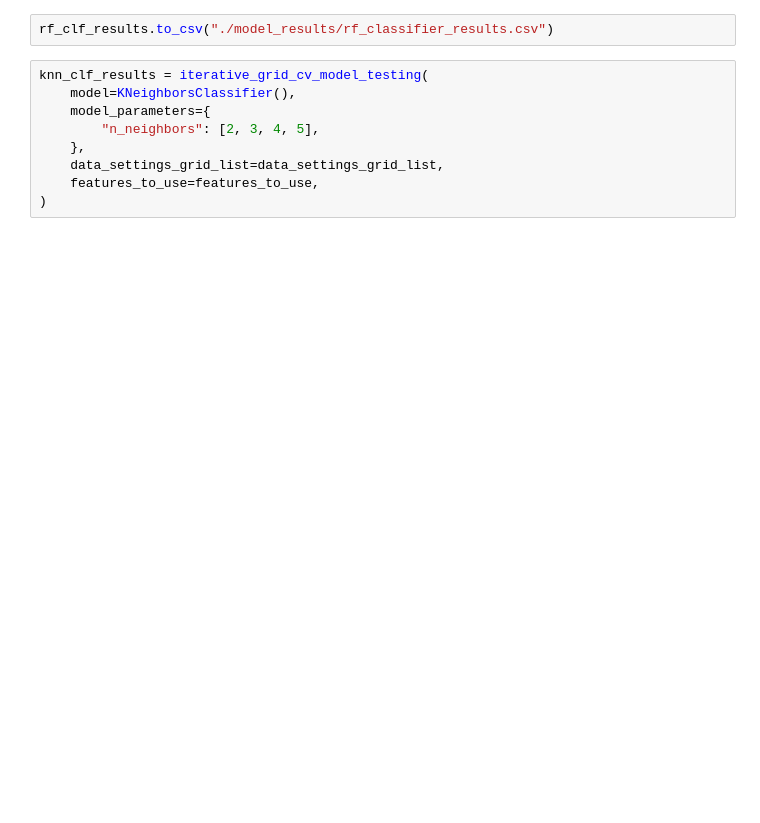
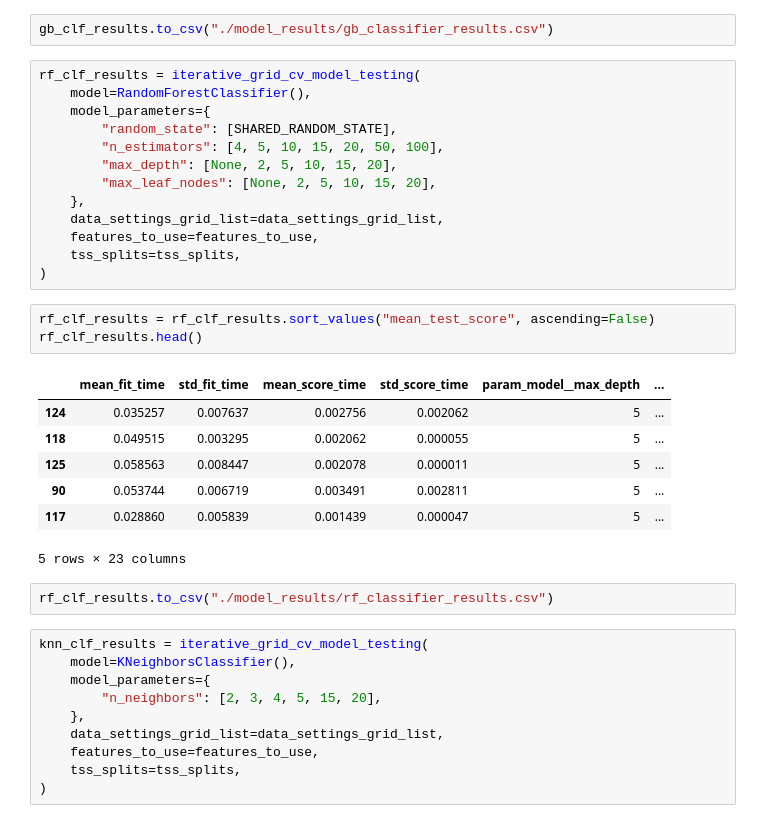
Before and after one commit to StevenSongSTS/w24-milestone2-team18-leevw-steveso-raulmart, a Jupyter notebook: lib/gridsearch_supervised_learning.ipynb, the cells around one changed output. Saved outputs shown, nothing was run; the diff lists cells and outputs as text; blank space fills up the shorter version.

```diff
--- a/lib/gridsearch_supervised_learning.ipynb
+++ b/lib/gridsearch_supervised_learning.ipynb
@@ -271,12 +221,39 @@ rf_clf_results.sort_values("mean_test_score", ascending=False).head()
+# %%
+gb_clf_results.to_csv("./model_results/gb_classifier_results.csv")
+# %%
+rf_clf_results = iterative_grid_cv_model_testing(
+    model=RandomForestClassifier(),
+    model_parameters={
+        "random_state": [SHARED_RANDOM_STATE],
+        "n_estimators": [4, 5, 10, 15, 20, 50, 100],
+        "max_depth": [None, 2, 5, 10, 15, 20],
+        "max_leaf_nodes": [None, 2, 5, 10, 15, 20],
+    },
+    data_settings_grid_list=data_settings_grid_list,
+    features_to_use=features_to_use,
+    tss_splits=tss_splits,
+)
+# %%
+rf_clf_results = rf_clf_results.sort_values("mean_test_score", ascending=False)
+rf_clf_results.head()
+# %% [output]
+|  | mean_fit_time | std_fit_time | mean_score_time | std_score_time | param_model__max_depth | ... |
+| 124 | 0.035257 | 0.007637 | 0.002756 | 0.002062 | 5 | ... |
+| 118 | 0.049515 | 0.003295 | 0.002062 | 0.000055 | 5 | ... |
+| 125 | 0.058563 | 0.008447 | 0.002078 | 0.000011 | 5 | ... |
+| 90 | 0.053744 | 0.006719 | 0.003491 | 0.002811 | 5 | ... |
+| 117 | 0.028860 | 0.005839 | 0.001439 | 0.000047 | 5 | ... |
+5 rows × 23 columns
 # %%
 rf_clf_results.to_csv("./model_results/rf_classifier_results.csv")
 # %%
 knn_clf_results = iterative_grid_cv_model_testing(
     model=KNeighborsClassifier(),
     model_parameters={
-        "n_neighbors": [2, 3, 4, 5],
+        "n_neighbors": [2, 3, 4, 5, 15, 20],
     },
     data_settings_grid_list=data_settings_grid_list,
     features_to_use=features_to_use,
+    tss_splits=tss_splits,
 )
 # %%
```
Also changed, not shown: parts of 65 cells of this notebook, 4 other files.
